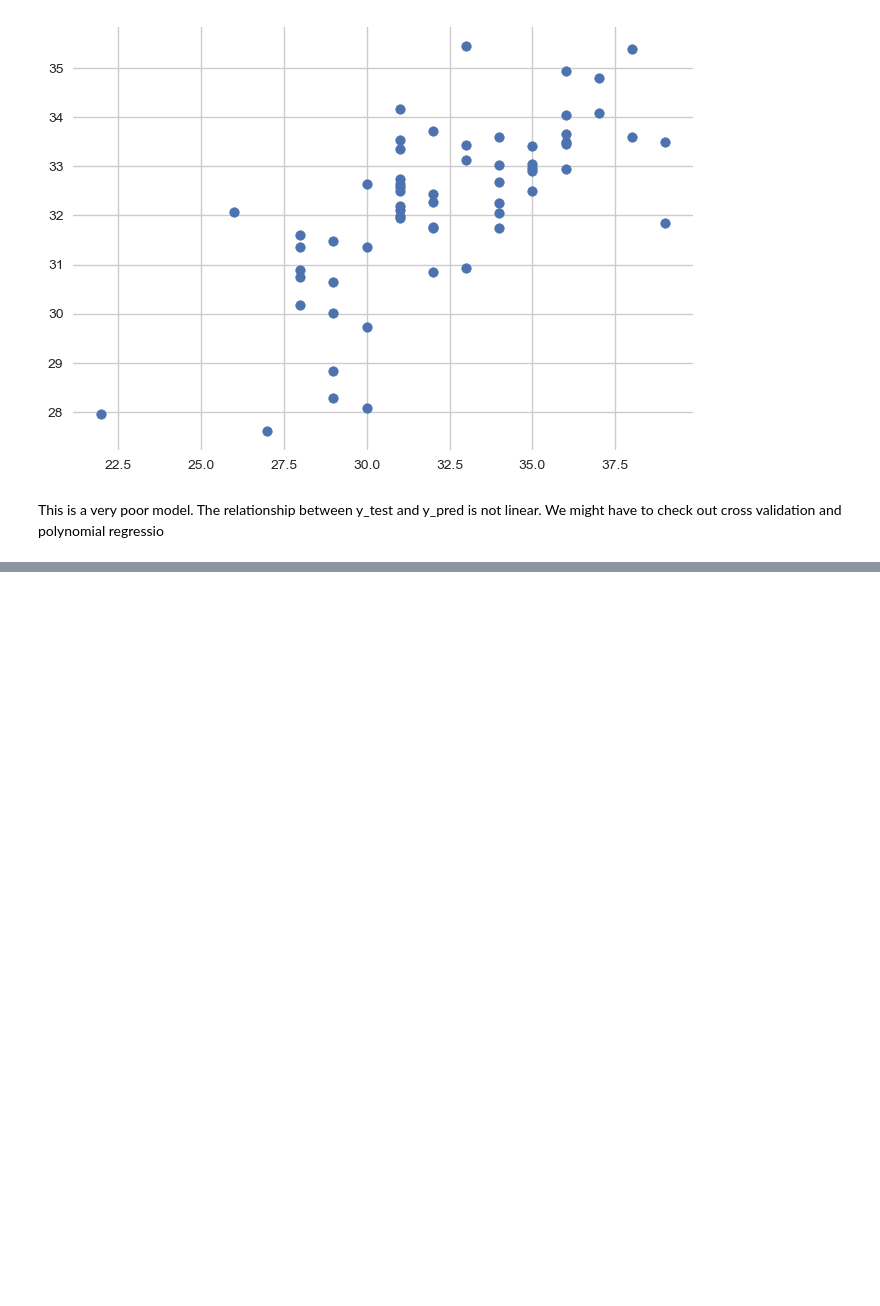
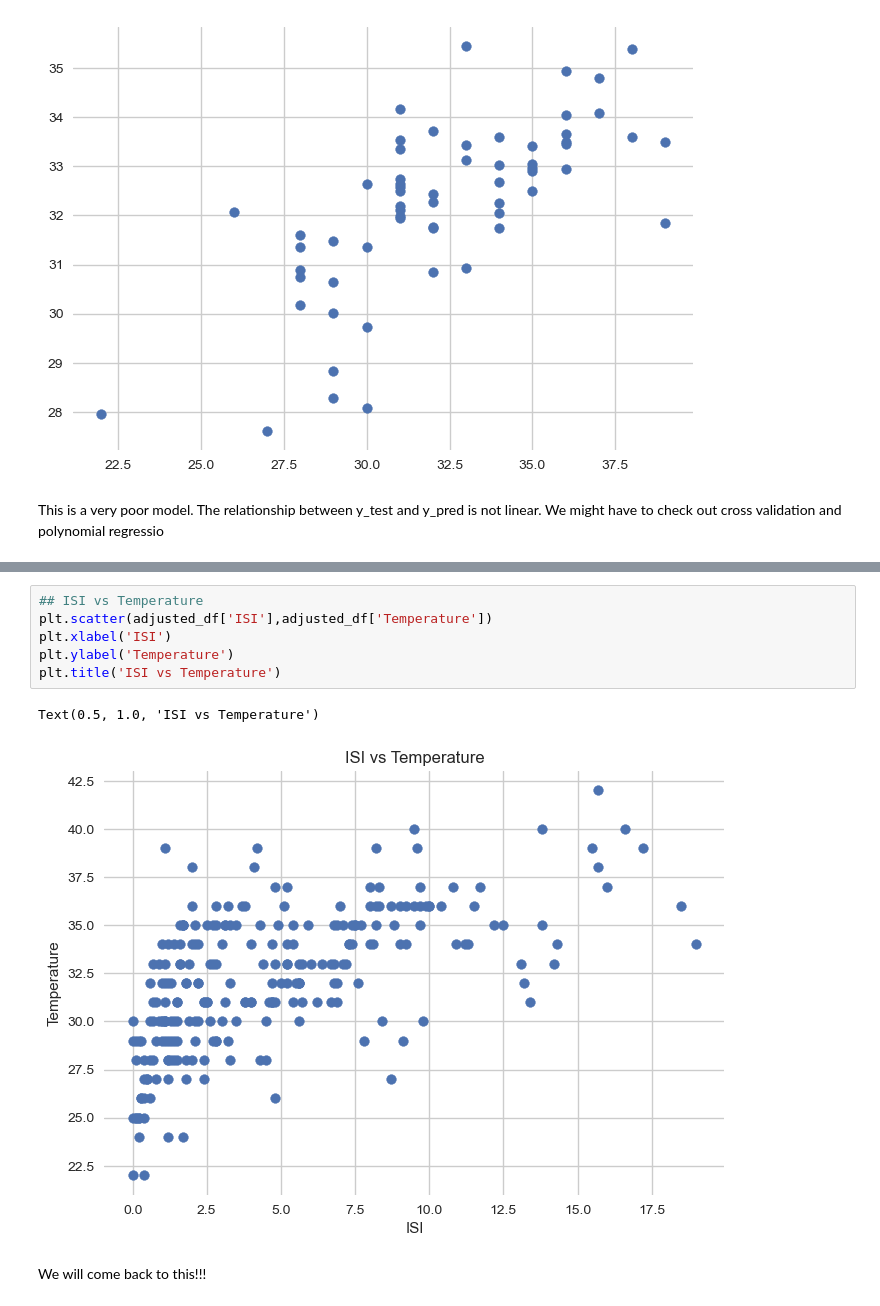
Before and after one commit to Udeani4/Machine-Learning-Course, a Jupyter notebook: machine_learning_LR_projects.ipynb, the cells around one changed output, grey strips where cells are left out. Cells and saved outputs as stored; diff of their text form; blank space fills up the shorter version.

```diff
--- a/machine_learning_LR_projects.ipynb
+++ b/machine_learning_LR_projects.ipynb
@@ -1100,0 +1298,11 @@ This is a very poor model. The relationship between y_test and y_pred is not lin
+# %%
+## ISI vs Temperature
+plt.scatter(adjusted_df['ISI'],adjusted_df['Temperature'])
+plt.xlabel('ISI')
+plt.ylabel('Temperature')
+plt.title('ISI vs Temperature')
+# %% [output]
+Text(0.5, 1.0, 'ISI vs Temperature')
+[figure, added]
+# %% [markdown]
+We will come back to this!!!
```
Also changed, not shown: parts of 21 cells of this notebook, 1 other file.
